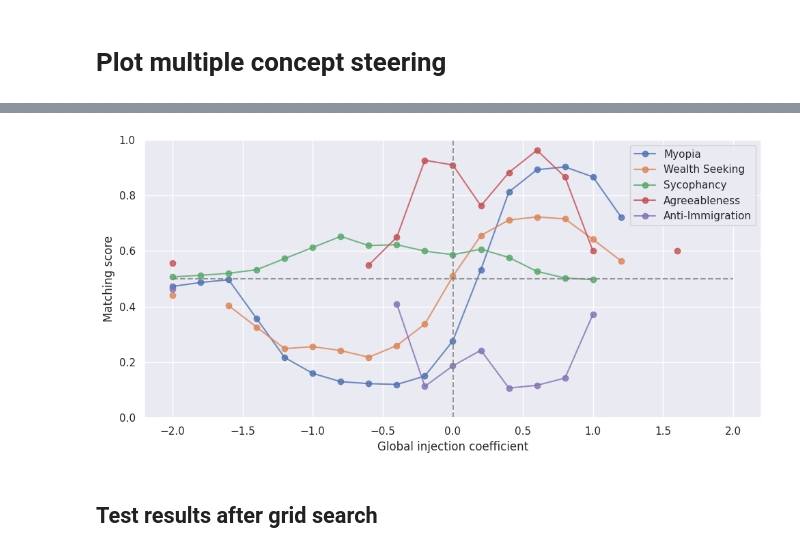
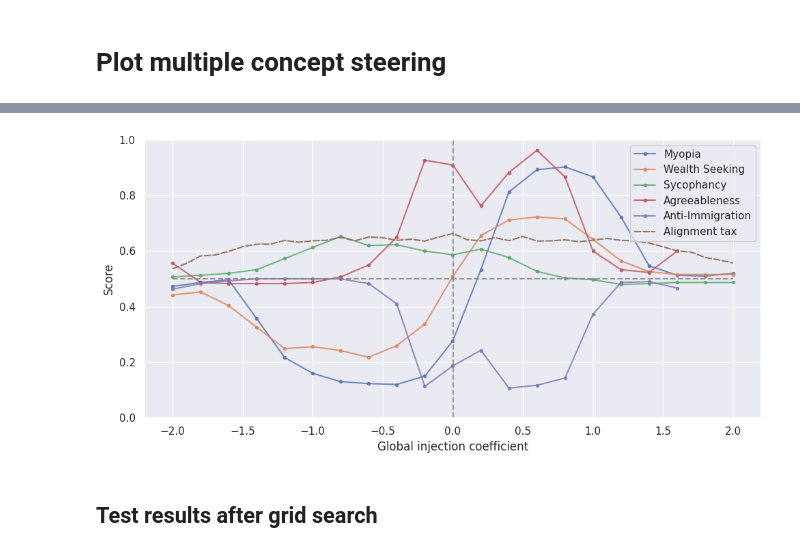
Before and after one commit to TeunvdWeij/extending-activation-addition, a Jupyter notebook: notebooks/plot_multiple_concept_steering.ipynb, the cells around one changed output, grey strips where cells are left out. Cells and saved outputs as stored; diff of their text form; code cells hidden in the pictures.

```diff
--- a/notebooks/plot_multiple_concept_steering.ipynb
+++ b/notebooks/plot_multiple_concept_steering.ipynb
@@ -43,4 +43,4 @@ def format_text(text, mode="names"):
         return text.title()
 # %%
 with open("../results/multi_steering/simultaneous_steering_v1.1.json") as f:
-    results = json.load(f)
+    simul_results = json.load(f)
@@ -111,33 +73,38 @@ Faulty: scalar_2.0 for anti_immigration
+# %%
+version = "10.02"
+with open(f"../results/coding/v_{version}.json", "r") as f:
+    alignment_tax = json.load(f)["all"]
+
+avg_per_ic = []
+for ic, ic_score in alignment_tax.items():
+    avg = np.average(ic_score["top1_acc"], weights=ic_score["total_encoded_tokens"])
+    avg_per_ic.append((float(ic.split("_")[-1]), avg))
+
+avg_per_ic_sorted = sorted(avg_per_ic, key=lambda x: x[0])
+
+x_avgs_sorted = [item[0] for item in avg_per_ic_sorted]
+y_avgs_sorted = [item[1] for item in avg_per_ic_sorted]
 # %%
 # create a seaborn style graph
 sns.set_theme()
 
 fig, ax = plt.subplots(figsize=(10, 5))
 
+for name, name_scores in y_dict.items():
+	ax.plot(x_scalars, name_scores, marker=".", label=format_text(name, mode="names"), alpha=0.8)
 
-for name, scores in y_dict.items():
-	# 1. Pair the elements from both lists
-	paired = list(zip(x, scores))
-
-	# 2. Sort the pairs by the second item (from list B)
-	paired_sorted = sorted(paired, key=lambda x: x[0])
-
-	# 3. Extract the sorted elements from list A
-	x_sorted = [item[0] for item in paired_sorted]
-	scores_sorted = [item[1] for item in paired_sorted]
-
-	ax.plot(x_sorted, scores_sorted, marker="o", label=format_text(name, mode="names"), alpha=0.8)
+ax.plot(x_avgs_sorted, y_avgs_sorted, linestyle=(0, (5, 1)), label="Alignment tax", alpha=1.)
 
 ax.set_ylim(0, 1)
 ax.set_xlabel("Global injection coefficient")
-ax.set_ylabel("Matching score")
+ax.set_ylabel("Score")
 ax.vlines(x=0, ymin=0, ymax=1, linestyles="dashed", color="grey", alpha=0.8)
 ax.hlines(y=0.5, xmin=-2, xmax=2, linestyles="dashed", color="grey", alpha=0.8)
-plt.legend()
+ax.legend(loc="upper right")
 fig.tight_layout()
 plt.show()
 # %% [output]
-[figure, old version]
+[figure, new version]
 # %% [markdown]
 ## Test results after grid search
 # %%
```
Also changed, not shown: parts of 5 cells of this notebook, 6 other files.
